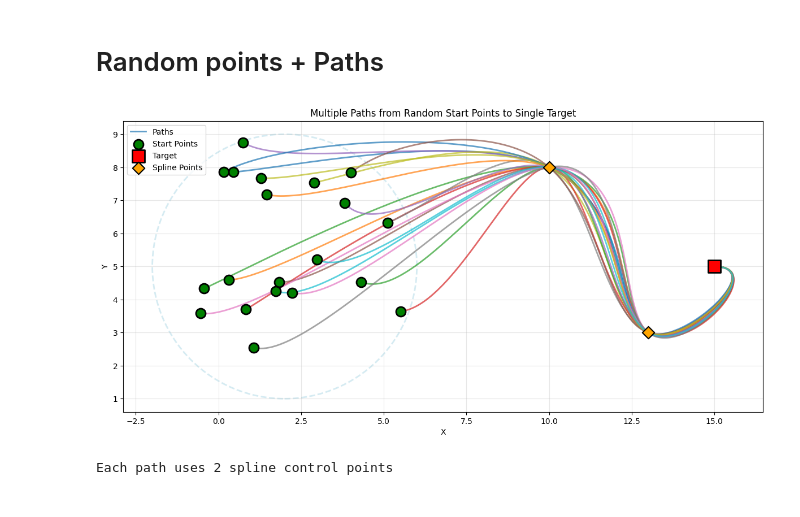
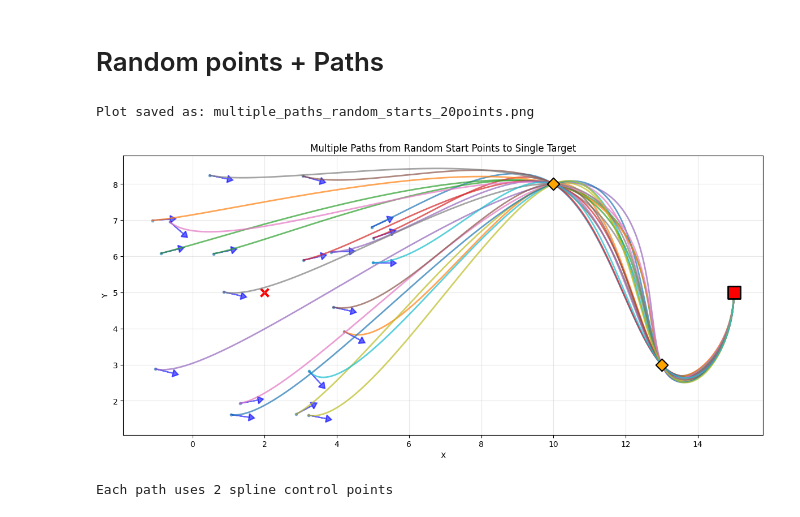
Before and after one commit to aldajo92/DockingAlgorithmEafit, a Jupyter notebook: Main.ipynb, the cells around one changed output. Saved outputs shown, nothing was run; the diff lists cells and outputs as text; code cells hidden in the pictures.

Commit message:
chore: saved changes

```diff
--- a/Main.ipynb
+++ b/Main.ipynb
@@ -450,16 +524,16 @@ Path respects start and end tangent directions
 # Test the functions
 media_points = np.array([2, 5])
 size_points = 20
-test_radius = 4
+radius_for_points = 4
 median_angle = 0.0  # pointing left
 std_dev_angle = np.pi / 10  # 45 degrees spread
 
 start_points = generate_random_points_in_circle(
-    media_points, size_points, test_radius, median_angle, std_dev_angle
+    media_points, size_points, radius_for_points, median_angle, std_dev_angle
 )
 
 # Define single target point
-target_point = np.array([15, 5, np.pi])
+target_point = np.array([15, 5, 0.5*np.pi])
 
 # # Define two spline control points (same for all paths)
 spline_control_points = np.array([[10, 8], [13, 3]])
@@ -471,38 +545,42 @@ fig, ax = plt.subplots(figsize=(12, 8))
 for i, start_pt in enumerate(start_points):
     smooth_path, control_pts = generate_spline_path(
         start_pt, spline_control_points, target_point,
         num_points=400,
         derivative_magnitude=5.0
     )
     if i == 0:
         ax.plot(smooth_path[:, 0], smooth_path[:, 1], linewidth=2, alpha=0.7, label='Paths')
     else:
         ax.plot(smooth_path[:, 0], smooth_path[:, 1], linewidth=2, alpha=0.7)
 
 # Plot start points
-ax.scatter(start_points[:, 0], start_points[:, 1], color='green', s=150, zorder=5, edgecolors='black', linewidths=2, label='Start Points')
+# ax.scatter(start_points[:, 0], start_points[:, 1], color='green', s=150, zorder=5, edgecolors='black', linewidths=2, label='Start Points')
 
-# Plot target point
+# # # Plot target point
+plot_points_in_circle(start_points, media_points, radius_for_points, x_range=None, y_range=None, show_circle=False,
+                         show_arrows=True, arrow_length=0.5, fig=fig, ax=ax)
 ax.scatter(target_point[0], target_point[1], color='red', s=250, marker='s', zorder=6, edgecolors='black', linewidths=2, label='Target')
 
 # Plot spline control points
 ax.scatter(spline_control_points[:, 0], spline_control_points[:, 1], color='orange', s=120, marker='D', zorder=5, edgecolors='black', linewidths=1.5, label='Spline Points')
 
-# Plot circle area
-circle = plt.Circle((media_points[0], media_points[1]), test_radius, color='lightblue', fill=False, linestyle='--', linewidth=2, alpha=0.5)
-ax.add_patch(circle)
 
 ax.set_xlabel('X')
 ax.set_ylabel('Y')
 ax.set_title(f'Multiple Paths from Random Start Points to Single Target')
 ax.set_aspect('equal')
 ax.grid(True, alpha=0.3)
-ax.legend(loc='upper left')
+# ax.legend(loc='upper left')
 
 plt.tight_layout()
+# Save the figure before showing
+filename = f'multiple_paths_random_starts_{size_points}points.png'
+fig.savefig(filename, dpi=300, bbox_inches='tight')
+print(f"Plot saved as: {filename}")
 plt.show()
 
 print(f"Each path uses {len(spline_control_points)} spline control points")
 # %% [output]
+Plot saved as: multiple_paths_random_starts_20points.png
-[figure, old version]
+[figure, new version]
-Each path uses 2 spline control points
+Each path uses 2 spline control points
```
Also changed, not shown: parts of 9 cells of this notebook.
